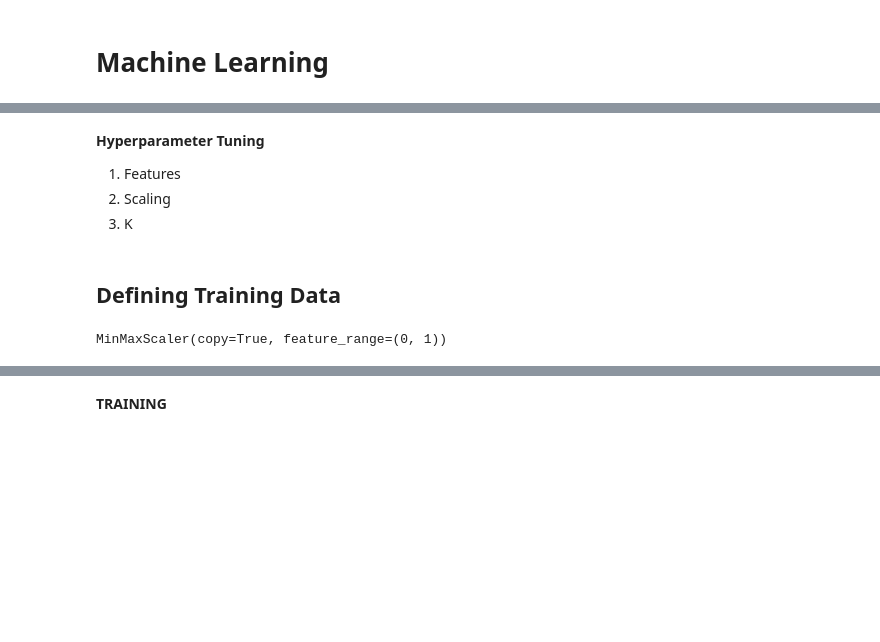
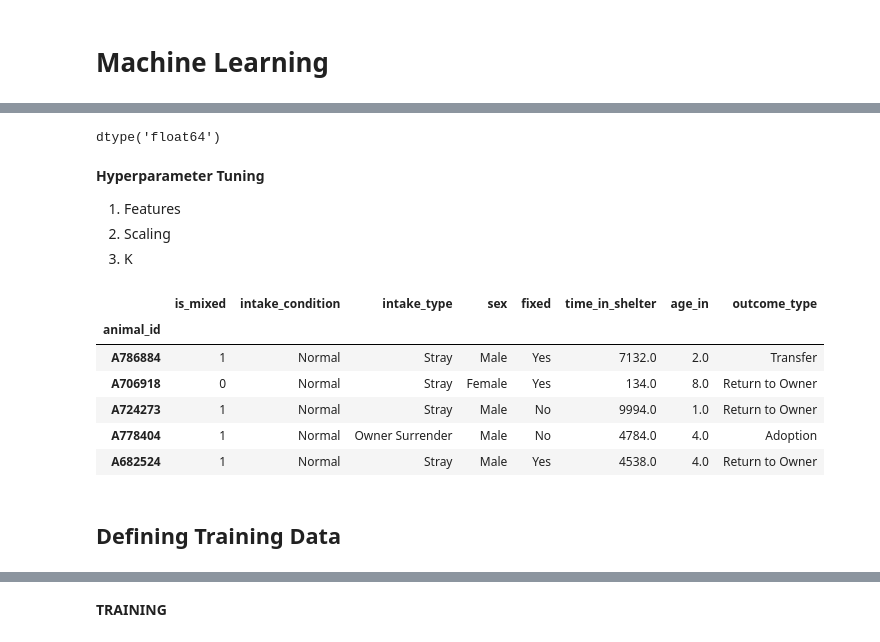
Before and after one commit to rohanvembar/data-science-project, a Jupyter notebook: notebooks/Machine Learning.ipynb, the cells around one changed output, grey strips where cells are left out. Cells and saved outputs as stored; diff of their text form; code cells hidden in the pictures; blank space fills up the shorter version.

```diff
--- a/notebooks/Machine Learning.ipynb
+++ b/notebooks/Machine Learning.ipynb
@@ -34,5 +38,12 @@ features1 = ['sex', 'fixed', 'time_in_shelter', 'age_in']
 # %%
-new_unique_df = unique_df[unique_df.in_shelter == "No"][['breed', 'intake_condition', 'intake_type', 'sex', 'fixed', 'time_in_shelter', 'age_in','outcome_type']]
+new_unique_df = unique_df[unique_df.in_shelter == "No"][['is_mixed', 'intake_condition', 'intake_type', 'sex', 'fixed', 'time_in_shelter', 'age_in','outcome_type']]
+# %%
+temp = new_unique_df.time_in_shelter.apply(pd.to_timedelta)
+temp = temp.apply(lambda x:( x.days*24*60*60 + x.seconds)/60)
+new_unique_df.time_in_shelter = temp
+new_unique_df.time_in_shelter.dtype
+# %% [output]
+dtype('float64')
 # %%
 new_unique_df.dropna(inplace=True)
 # %% [markdown]
@@ -40,6 +51,16 @@ new_unique_df.dropna(inplace=True)
 1. Features
 2. Scaling
 3. K
+# %%
+new_unique_df.head()
+# %% [output]
+|  | is_mixed | intake_condition | intake_type | sex | fixed | time_in_shelter | age_in | outcome_type |
+| animal_id |  |  |  |  |  |  |  |  |
+| A786884 | 1 | Normal | Stray | Male | Yes | 7132.0 | 2.0 | Transfer |
+| A706918 | 0 | Normal | Stray | Female | Yes | 134.0 | 8.0 | Return to Owner |
+| A724273 | 1 | Normal | Stray | Male | No | 9994.0 | 1.0 | Return to Owner |
+| A778404 | 1 | Normal | Owner Surrender | Male | No | 4784.0 | 4.0 | Adoption |
+| A682524 | 1 | Normal | Stray | Male | Yes | 4538.0 | 4.0 | Return to Owner |
 # %% [markdown]
 ## Defining Training Data
 # %%
@@ -50,8 +71,6 @@ vec = DictVectorizer(sparse=False)
 vec.fit(x_train_dict)
 x_train = vec.transform(x_train_dict)
 
-scaler = MinMaxScaler()
+scaler = Normalizer()
 scaler.fit(x_train)
-# x_train_sc = scaler.transform(x_train)
+x_train_sc = scaler.transform(x_train)
-# %% [output]
-MinMaxScaler(copy=True, feature_range=(0, 1))
```
Also changed, not shown: parts of 45 cells of this notebook, 3 other files.
